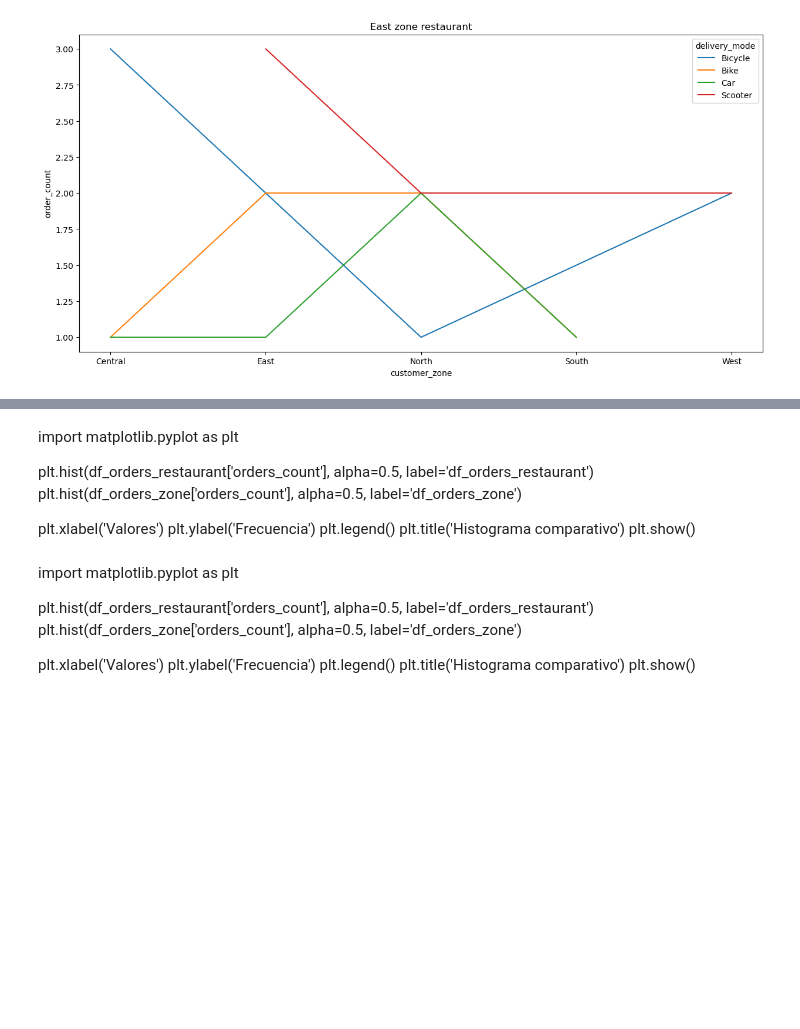
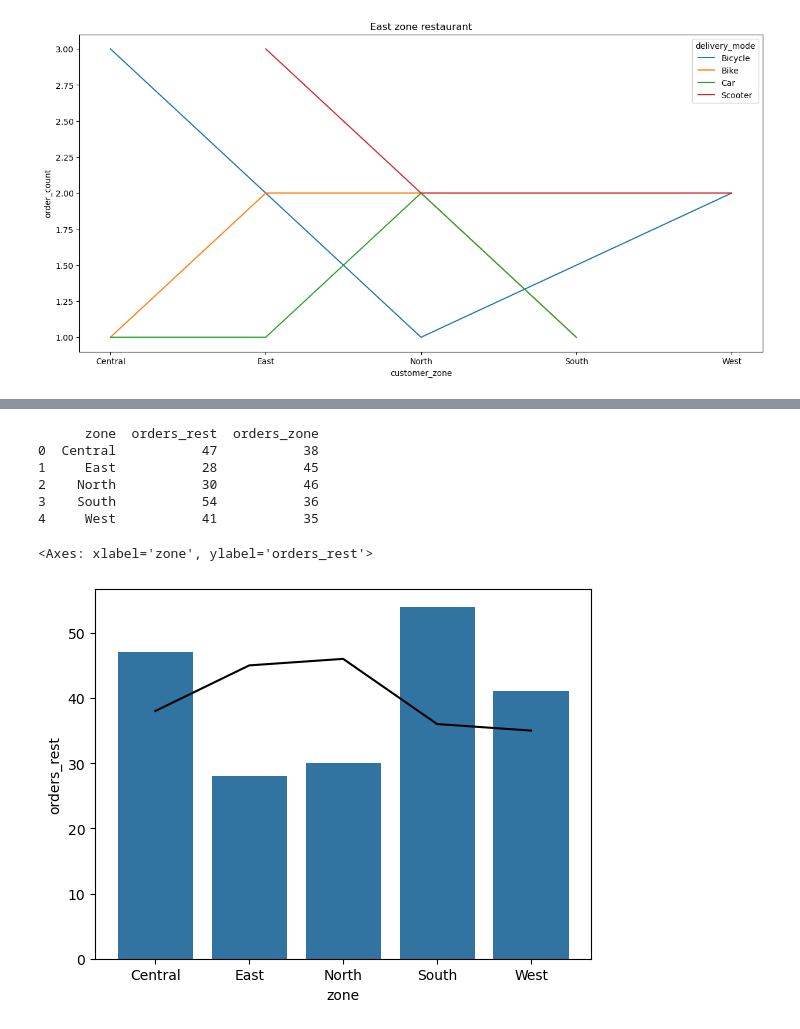
Before and after one commit to ManuelGP1273/Delivery_route_eficiency, a Jupyter notebook: Delivery route efficiency.ipynb, the cells around one changed output, grey strips where cells are left out. Saved outputs shown, nothing was run; the diff lists cells and outputs as text; code cells hidden in the pictures; blank space fills up the shorter version.

```diff
--- a/Delivery route efficiency.ipynb
+++ b/Delivery route efficiency.ipynb
@@ -339,6 +339,7 @@ sns.lineplot(data = df_delivery_mode_east, x = 'customer_zone', y = 'order_count
 # %%
 columns = ['restaurant_zone']
 df_orders_restaurant = route_efficiency.groupby(columns)['order_id'].agg(['count']).reset_index()
-df_orders_restaurant = df_orders_restaurant.rename(columns={'count': 'orders_count'})
+df_orders_restaurant = df_orders_restaurant.rename(columns={'count': 'orders_rest'})
+df_orders_restaurant = df_orders_restaurant.rename(columns={'restaurant_zone': 'zone'})
 print(df_orders_restaurant.head(25))
 # %% [output]
@@ -351,6 +352,7 @@ print(df_orders_restaurant.head(25))
 # %%
 columns = ['customer_zone']
 df_orders_zone = route_efficiency.groupby(columns)['order_id'].agg(['count']).reset_index()
-df_orders_zone = df_orders_zone.rename(columns={'count': 'orders_count'})
+df_orders_zone = df_orders_zone.rename(columns={'count': 'orders_zone'})
+df_orders_zone = df_orders_zone.rename(columns={'customer_zone': 'zone'})
 print(df_orders_zone.head(25))
 # %% [output]
@@ -363,25 +365,19 @@ print(df_orders_zone.head(25))
-# %% [markdown]
-import matplotlib.pyplot as plt
-
-plt.hist(df_orders_restaurant['orders_count'], alpha=0.5, label='df_orders_restaurant')
-plt.hist(df_orders_zone['orders_count'], alpha=0.5, label='df_orders_zone')
-
-plt.xlabel('Valores')
-plt.ylabel('Frecuencia')
-plt.legend()
-plt.title('Histograma comparativo')
-plt.show()
-# %% [markdown]
-import matplotlib.pyplot as plt
-
-plt.hist(df_orders_restaurant['orders_count'], alpha=0.5, label='df_orders_restaurant')
-plt.hist(df_orders_zone['orders_count'], alpha=0.5, label='df_orders_zone')
-
-plt.xlabel('Valores')
-plt.ylabel('Frecuencia')
-plt.legend()
-plt.title('Histograma comparativo')
-plt.show()
+# %%
+df_union = df_orders_restaurant.merge(df_orders_zone, on='zone', how='inner')
+print(df_union)
+# %% [output]
+      zone  orders_rest  orders_zone
+0  Central           47           38
+1     East           28           45
+2    North           30           46
+3    South           54           36
+4     West           41           35
+# %%
+sns.barplot(data=df_union, x="zone", y='orders_rest')
+sns.lineplot(data=df_union, x="zone", y='orders_zone', color='black')
+# %% [output]
+<Axes: xlabel='zone', ylabel='orders_rest'>
+[figure, added]
 # %% [markdown]
 ## Conclusiones y sugerencias
 
```
Also changed, not shown: parts of 3 cells of this notebook, 1 other file.
